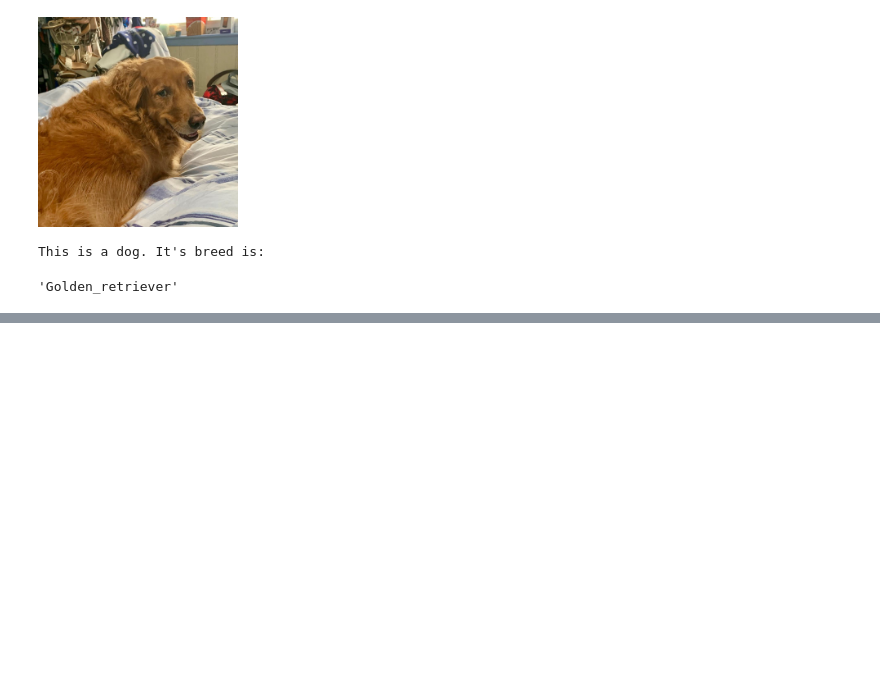
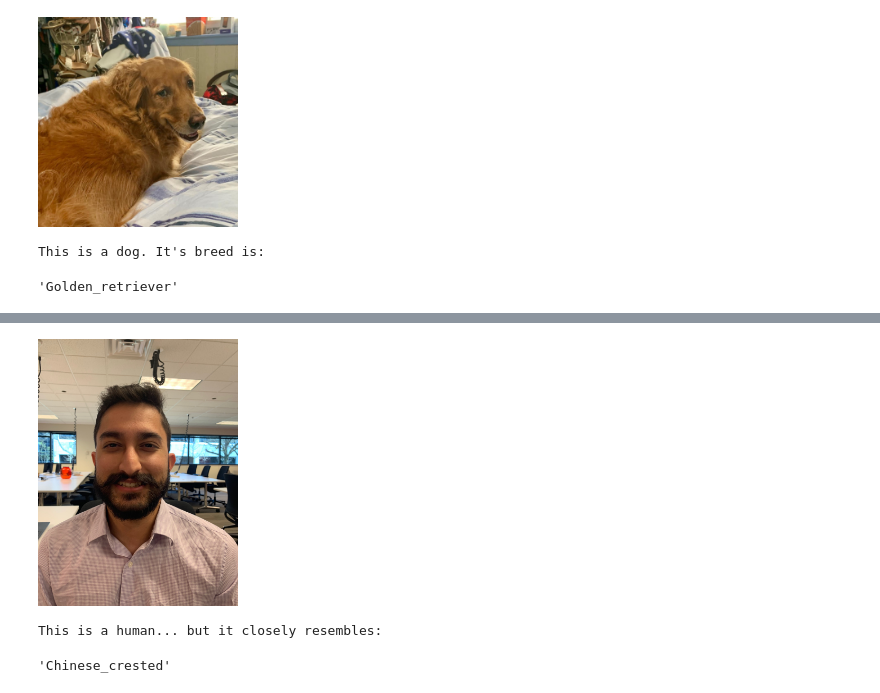
Before and after one commit to c-silber/dog-project, a Jupyter notebook: dog_app.ipynb, the cells around one changed output, grey strips where cells are left out. Saved outputs shown, nothing was run; the diff lists cells and outputs as text; code cells hidden in the pictures; blank space fills up the shorter version.

```diff
--- a/dog_app.ipynb
+++ b/dog_app.ipynb
@@ -873,0 +883,6 @@ This is a human... but it closely resembles:
+# %%
+getDogBreed('images/vivek.jpg')
+# %% [output]
+[figure, added]
+This is a human... but it closely resembles:
+'Chinese_crested'
```
Also changed, not shown: parts of 28 cells of this notebook, 1 other file.
